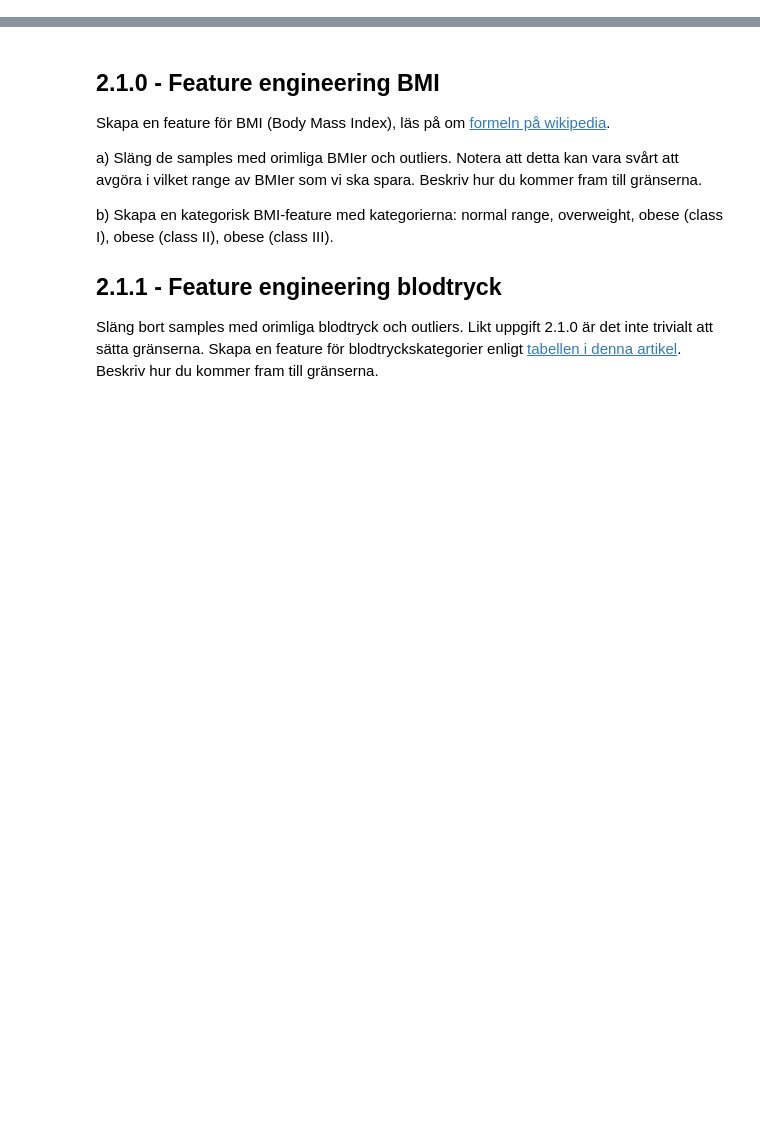
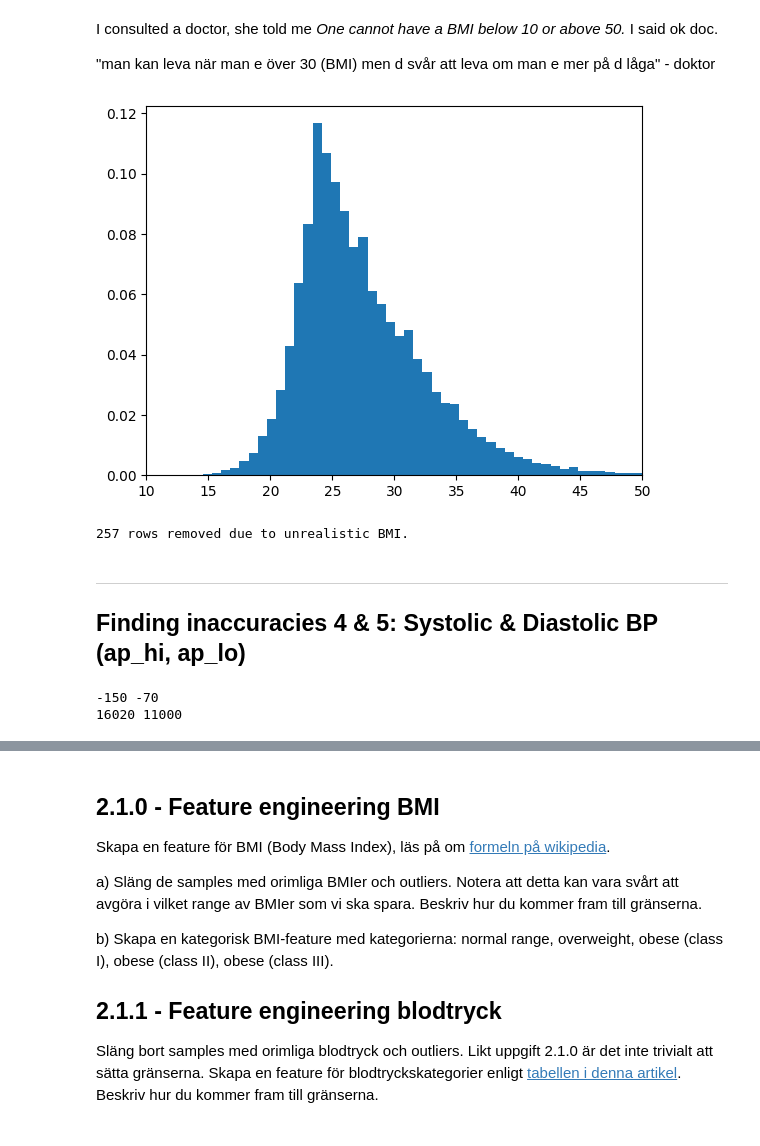
Before and after one commit to wlinds/ITHS-AI22-ML, a Jupyter notebook: Labb/disease-prediction.ipynb, the cells around one changed output, grey strips where cells are left out. Saved outputs shown, nothing was run; the diff lists cells and outputs as text; code cells hidden in the pictures; blank space fills up the shorter version.

```diff
--- a/Labb/disease-prediction.ipynb
+++ b/Labb/disease-prediction.ipynb
@@ -22,0 +165,2 @@ g) Hur stor andel av kvinnor respektive män har hjärt-kärlsjukdom? Rita lämp
+# %%
+df['bmi'] = df.apply(lambda x: get_bmi(x['weight'], x['height']), axis=1)
@@ -22,0 +182,10 @@ g) Hur stor andel av kvinnor respektive män har hjärt-kärlsjukdom? Rita lämp
+# %% [markdown]
+I consulted a doctor, she told me <em>One cannot have a BMI below 10 or above 50.</em> I said ok doc.
+
+"man kan leva när man e över 30 (BMI) men d svår att leva om man e mer på d låga" - doktor
+# %%
+plt.hist(df['bmi'], bins=400, density=True)
+plt.xlim(10,50)
+plt.show()
+# %% [output]
+[figure, added]
@@ -22,0 +196,14 @@ g) Hur stor andel av kvinnor respektive män har hjärt-kärlsjukdom? Rita lämp
+# %%
+print(f'{len(mask) - len(df)} rows removed due to unrealistic BMI.')
+# %% [output]
+257 rows removed due to unrealistic BMI.
+# %% [markdown]
+---
+
+## Finding inaccuracies 4 & 5: Systolic & Diastolic BP (ap_hi, ap_lo)
+# %%
+print(df['ap_hi'].min(), df['ap_lo'].min())
+print(df['ap_hi'].max(), df['ap_lo'].max())
+# %% [output]
+-150 -70
+16020 11000
```
Also changed, not shown: parts of 42 cells of this notebook.
